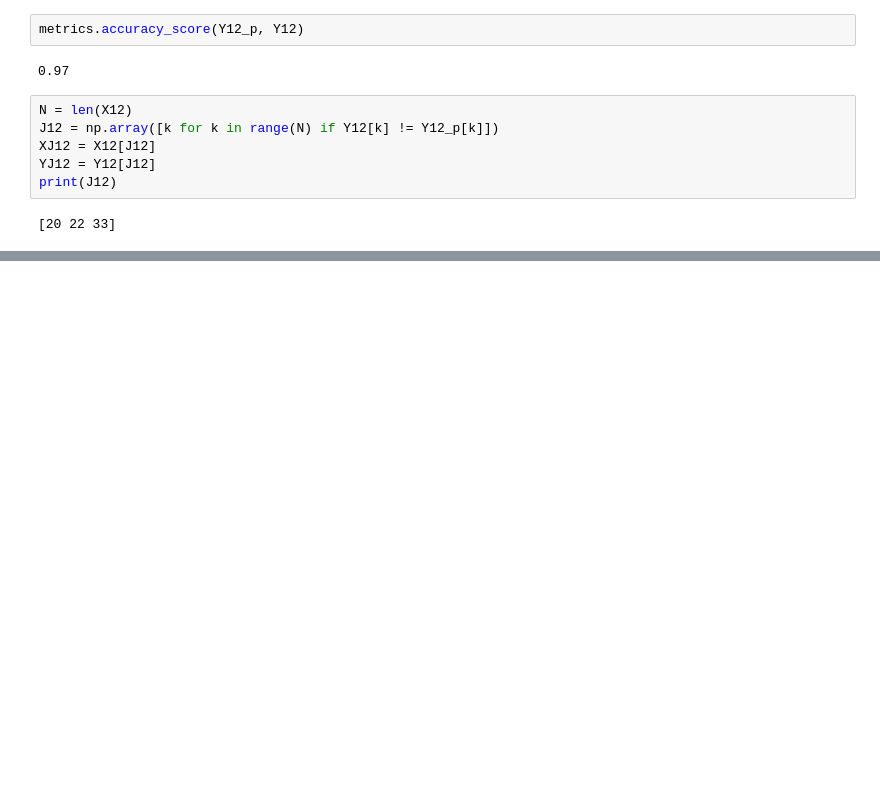
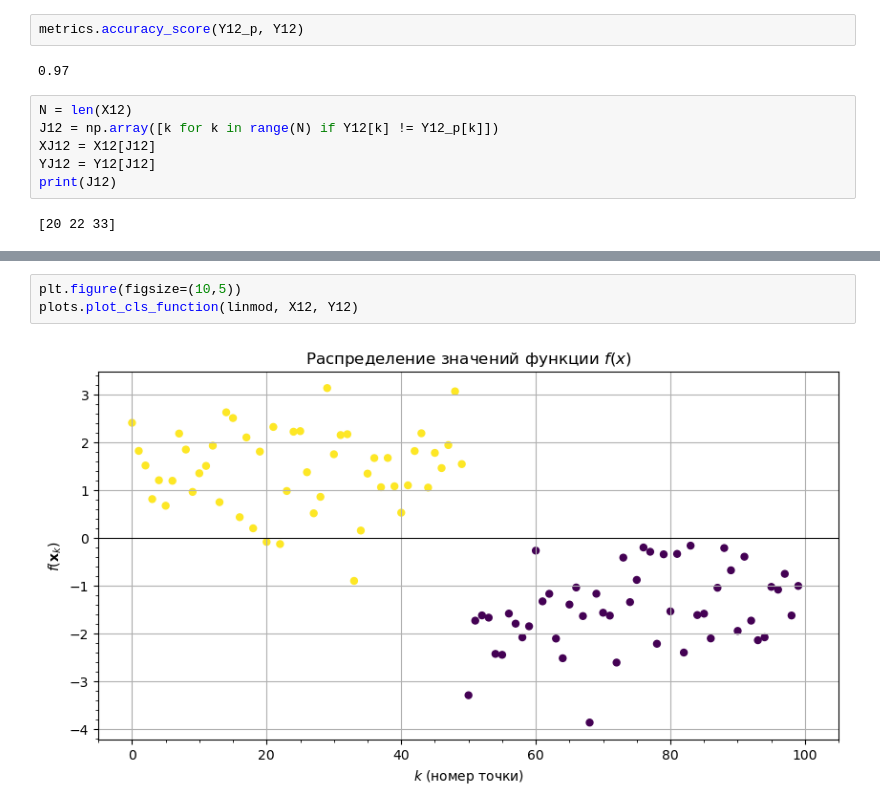
Before and after one commit to intellimath/mltools, a Jupyter notebook: notebooks/python_linear_classification_iris.ipynb, the cells around one changed output, grey strips where cells are left out. Cells and saved outputs as stored; diff of their text form; blank space fills up the shorter version.

```diff
--- a/notebooks/python_linear_classification_iris.ipynb
+++ b/notebooks/python_linear_classification_iris.ipynb
@@ -81,0 +105,5 @@ plt.show()
+# %%
+plt.figure(figsize=(10,5))
+plots.plot_cls_function(linmod, X12, Y12)
+# %% [output]
+[figure, added]
```
Also changed, not shown: parts of 8 cells of this notebook, 5 other files.
